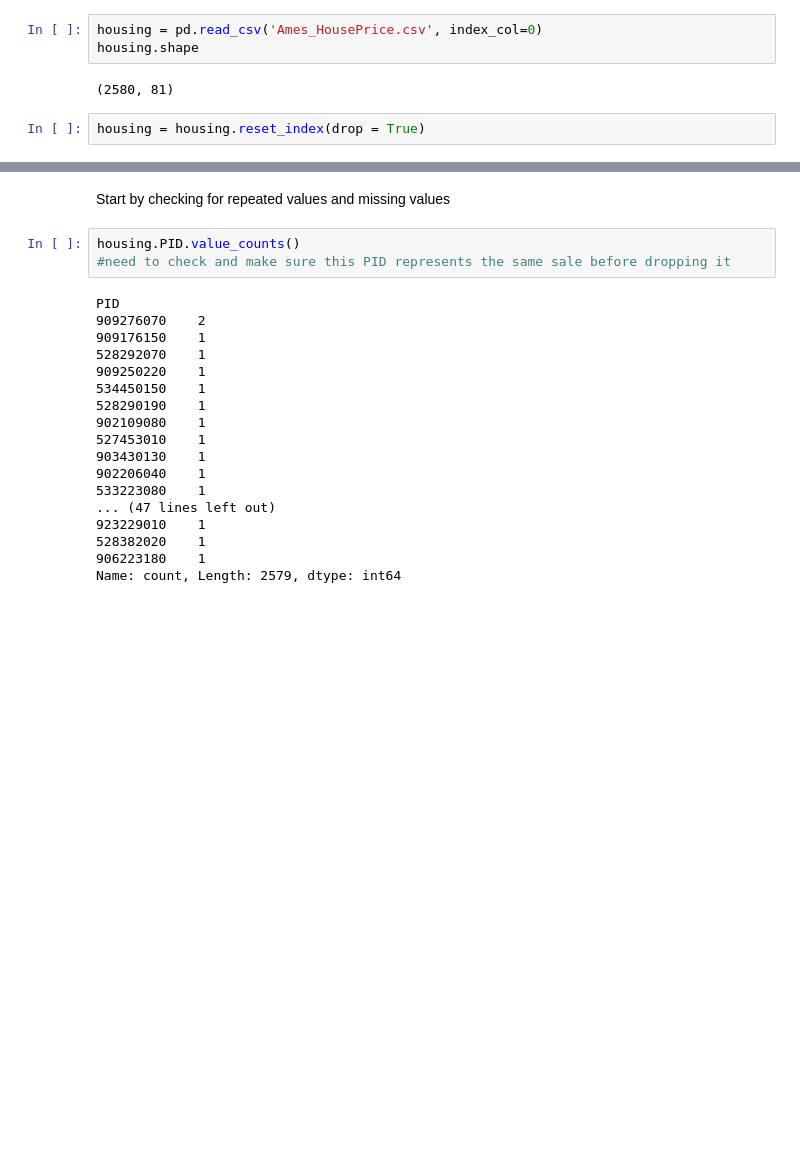
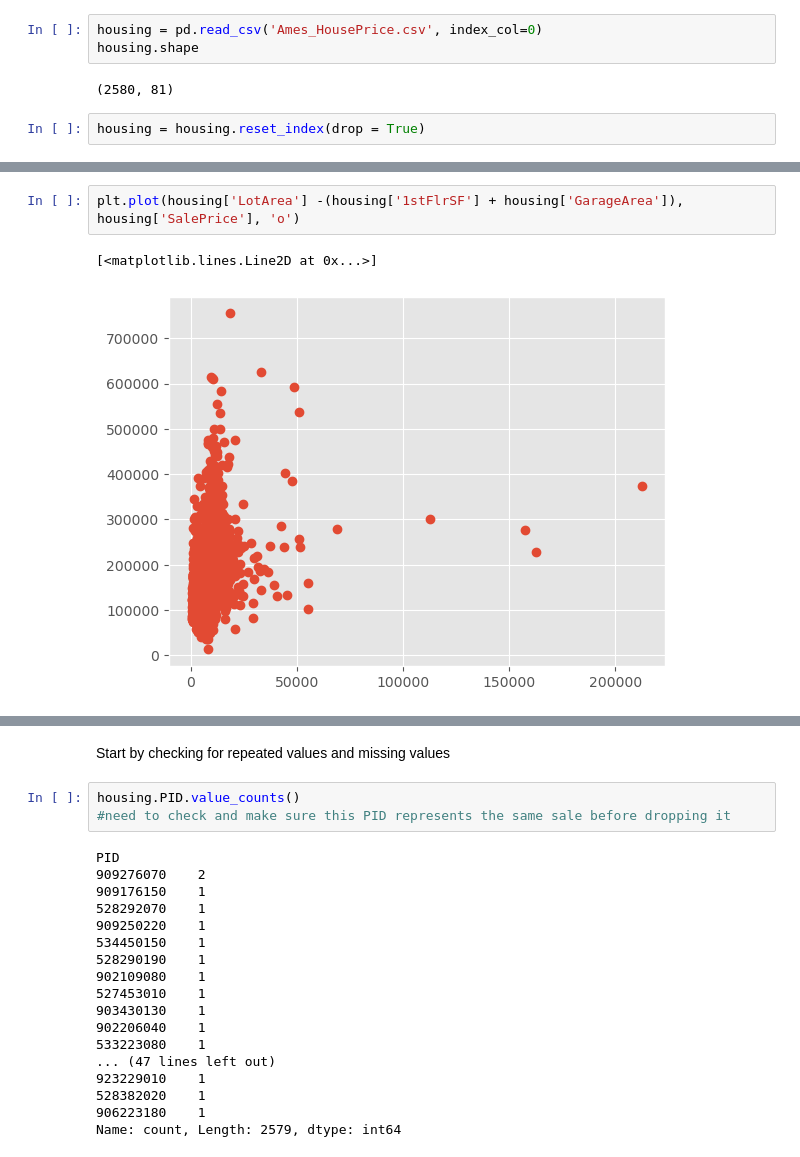
Before and after one commit to Na-ta-lie/Ames-Price-Prediction, a Jupyter notebook: Ames_pre_processing.ipynb, the cells around one changed output, grey strips where cells are left out. Saved outputs shown, nothing was run; the diff lists cells and outputs as text; blank space fills up the shorter version.

```diff
--- a/Ames_pre_processing.ipynb
+++ b/Ames_pre_processing.ipynb
@@ -28,0 +34,5 @@ housing = housing.reset_index(drop = True)
+# %%
+plt.plot(housing['LotArea'] -(housing['1stFlrSF'] + housing['GarageArea']), housing['SalePrice'], 'o')
+# %% [output]
+[<matplotlib.lines.Line2D at 0x...>]
+[figure, added]
```
Also changed, not shown: parts of 7 cells of this notebook, 1 other file.
